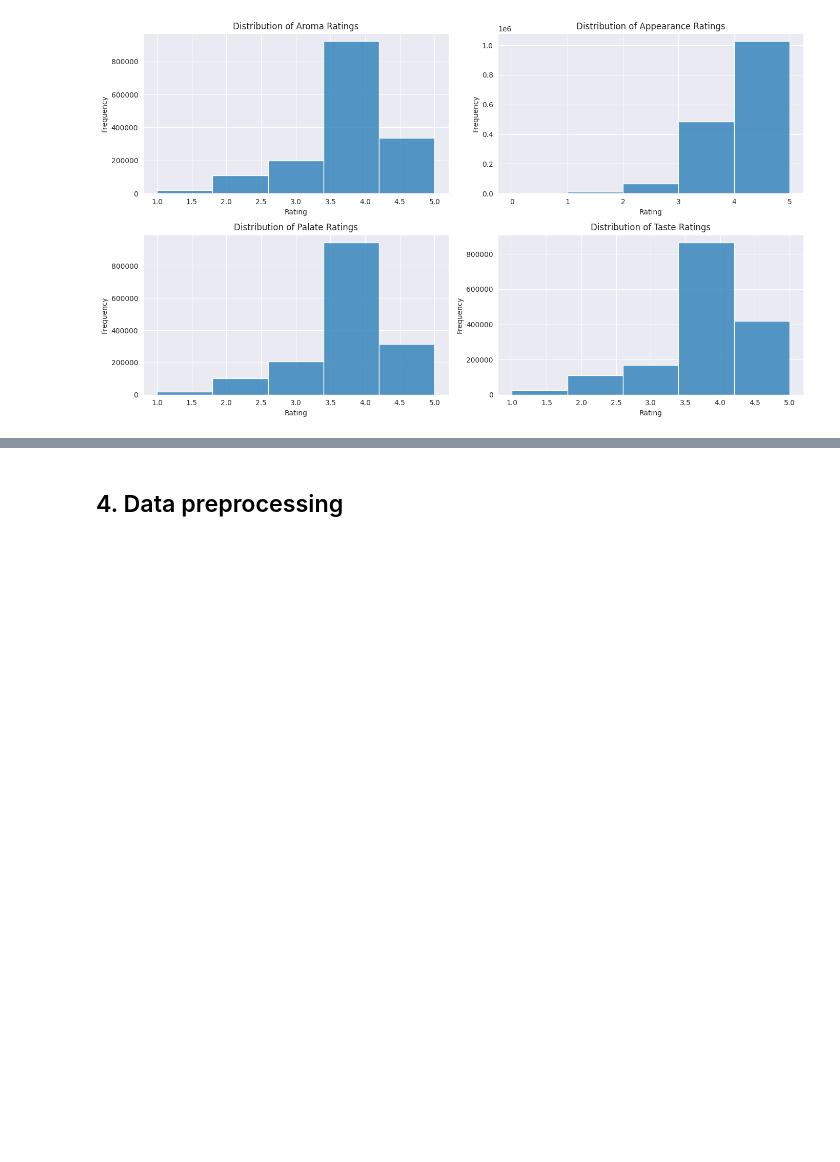
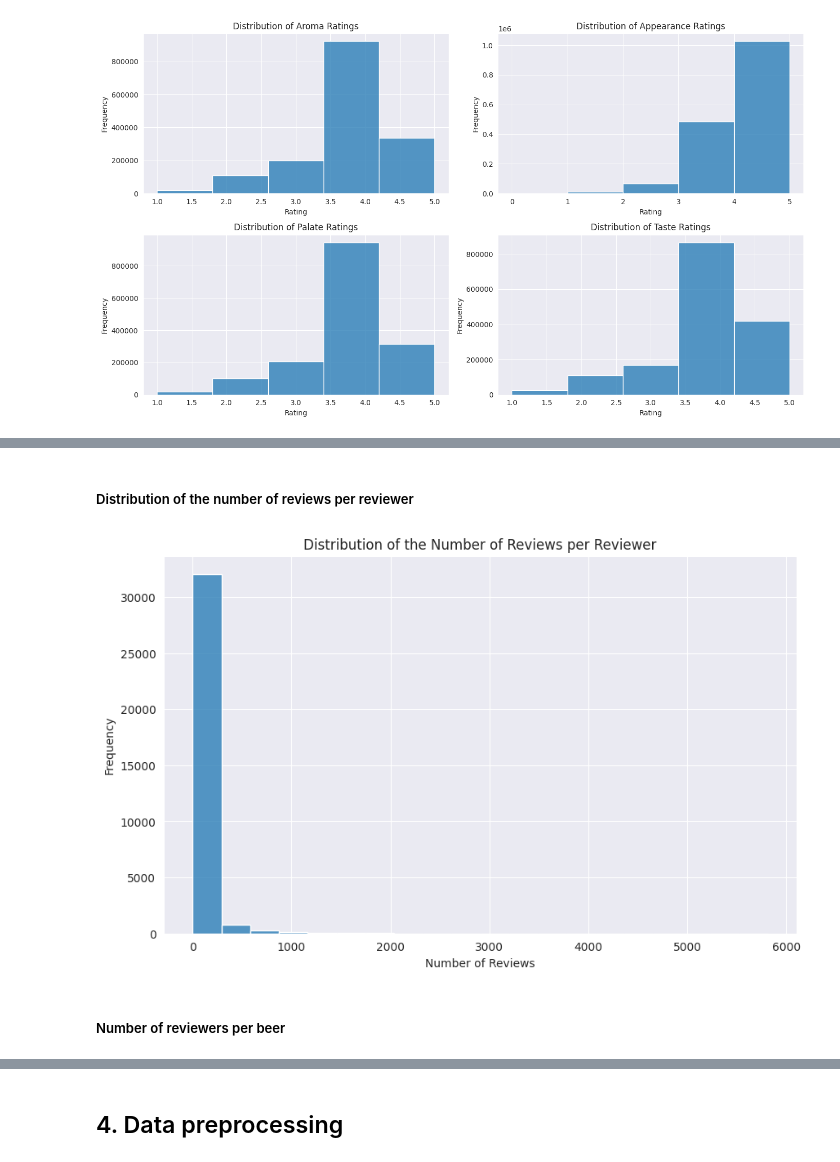
Before and after one commit to ElianaJunker/FTML_project, a Jupyter notebook: exercises/7 - application of unsupervised learning/7_application_of_unsupervised_learning.ipynb, the cells around one changed output, grey strips where cells are left out. Saved outputs shown, nothing was run; the diff lists cells and outputs as text; code cells hidden in the pictures; blank space fills up the shorter version.

```diff
--- a/exercises/7 - application of unsupervised learning/7_application_of_unsupervised_learning.ipynb
+++ b/exercises/7 - application of unsupervised learning/7_application_of_unsupervised_learning.ipynb
@@ -341,0 +336,13 @@ plt.show()
+# %% [markdown]
+##### Distribution of the number of reviews per reviewer
+# %%
+plt.figure(figsize=(10, 6))
+sns.histplot(nb_reviews_per_reviewer, bins=20)
+plt.title('Distribution of the Number of Reviews per Reviewer')
+plt.xlabel('Number of Reviews')
+plt.ylabel('Frequency')
+plt.show()
+# %% [output]
+[figure, added]
+# %% [markdown]
+##### Number of reviewers per beer
```
Also changed, not shown: parts of 57 cells of this notebook.
